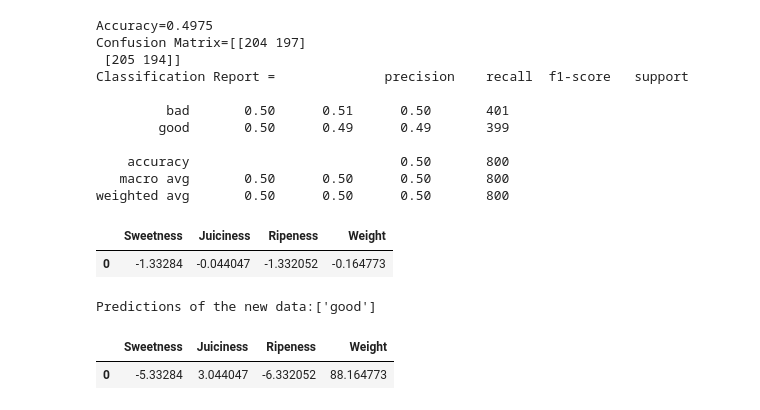
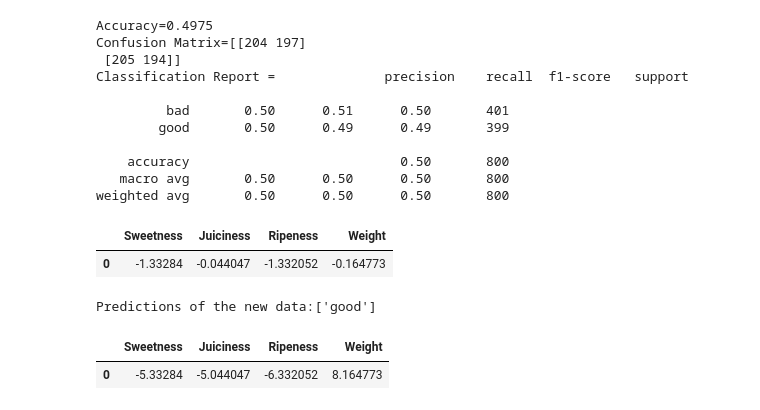
Before and after one commit to Arin0070/Heart-Disease-Prediction, a Jupyter notebook: Apple_Quality_Classifier.ipynb, the cells around one changed output. Cells and saved outputs as stored; diff of their text form; code cells hidden in the pictures.

```diff
--- a/Apple_Quality_Classifier.ipynb
+++ b/Apple_Quality_Classifier.ipynb
@@ -185,15 +185,15 @@ Predictions of the new data:['good']
 # %%
 new_data2={
     'Sweetness':[-5.332840],
-'Juiciness':[3.044047],
+'Juiciness':[-5.044047],
 'Ripeness':[-6.332052],
-'Weight':[88.164773],
+'Weight':[8.164773],
 }
 new_df2=pd.DataFrame(new_data2)
 new_df2
 # %% [output]
 |  | Sweetness | Juiciness | Ripeness | Weight |
-| 0 | -5.33284 | 3.044047 | -6.332052 | 88.164773 |
+| 0 | -5.33284 | -5.044047 | -6.332052 | 8.164773 |
 # %%
 predictions=model.predict(new_df2)
 print(f'Predictions of the new data:{predictions}')
```
Also changed, not shown: parts of 1 cell of this notebook.
